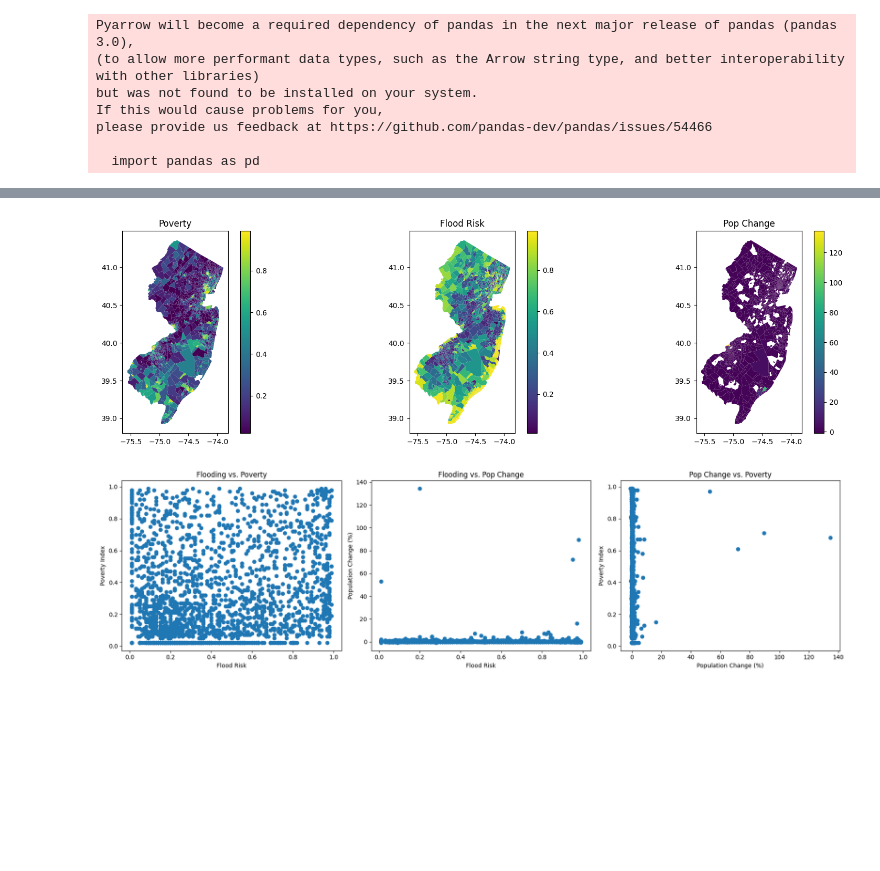
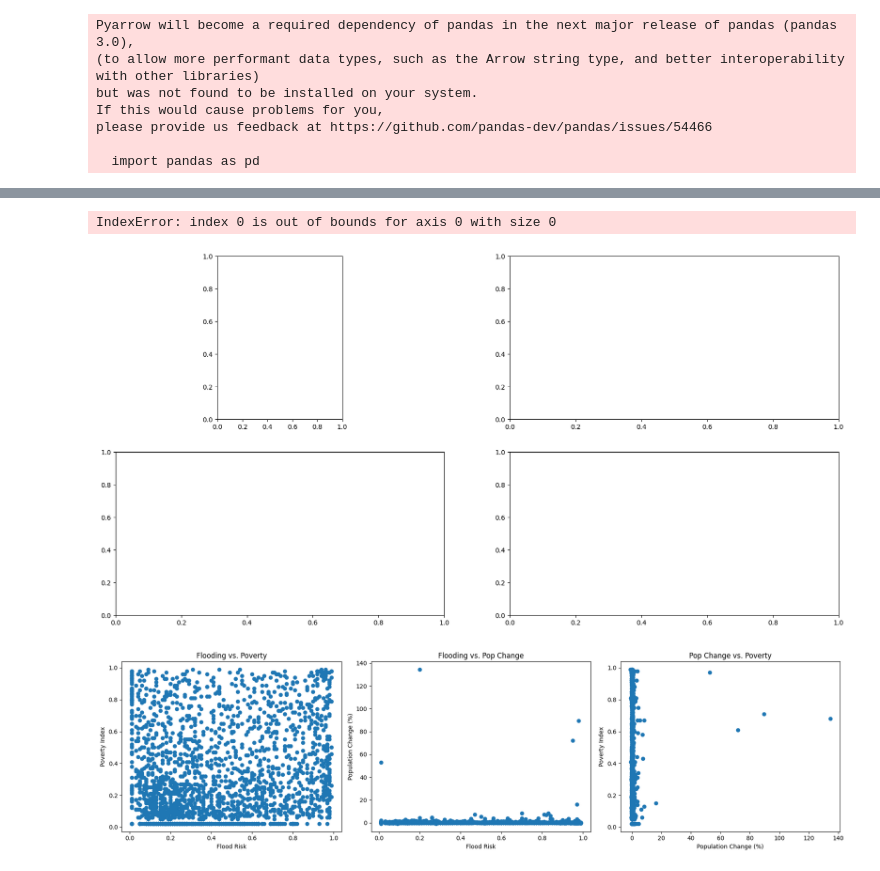
Before and after one commit to nlebovits/mach-superstudio, a Jupyter notebook: notebooks/retreat_index.ipynb, the cells around one changed output, grey strips where cells are left out. Drawn from its saved outputs; the diff is of its cells as text; code cells hidden in the pictures; blank space fills up the shorter version.

```diff
--- a/notebooks/retreat_index.ipynb
+++ b/notebooks/retreat_index.ipynb
@@ -16,6 +16,6 @@ please provide us feedback at https://github.com/pandas-dev/pandas/issues/54466
 
   import pandas as pd
 # %%
-base_path = './data/'
+base_path = '../data/'
 # %%
-cejst = gpd.read_file(base_path + 'usa/usa.shp')
+cluster_dat = gpd.read_file(base_path + 'clustering_data.geojson')
@@ -53,3 +37,6 @@ nj_cejst_pop = nj_cejst.merge(nj_pop_change, left_on='GEOID10', right_on='GEOID'
+# %%
+# calculate the pct 70 year pop change from tot_pop_1950 and tot_pop_2020
+cluster_dat['pct_70_year_pop_change'] = ((cluster_dat['tot_pop_2020'] - cluster_dat['tot_pop_1950']) / cluster_dat['tot_pop_1950']) * 100
 # %%
 # select the following columns: P200_I_PFS, FLD_PFS, pct_thirty_yr_pop_change, geometry
-retreat_index_gdf = nj_cejst_pop[['P200_I_PFS', 'FLD_PFS', 'pct_thirty_yr_pop_change', 'geometry']]
+retreat_index_gdf = cluster_dat[['p200_i_pfs', 'fld_pfs', 'pct_70_year_pop_change', 'developed_high_intensity', 'geometry']]
@@ -56,15 +52,18 @@ retreat_index_gdf = nj_cejst_pop[['P200_I_PFS', 'FLD_PFS', 'pct_thirty_yr_pop_ch
 # %%
 # plot maps of each of the numeric cols in the retreat_index_gdf
-fig, ax = plt.subplots(1, 3, figsize=(20, 5))
-retreat_index_gdf.plot(column='P200_I_PFS', cmap='viridis', legend=True, ax=ax[0])
-ax[0].set_title('Poverty')
-retreat_index_gdf.plot(column='FLD_PFS', cmap='viridis', legend=True, ax=ax[1])
-ax[1].set_title('Flood Risk')
-retreat_index_gdf.plot(column='pct_thirty_yr_pop_change', cmap='viridis', legend=True, ax=ax[2])
-ax[2].set_title('Pop Change')
+fig, ax = plt.subplots(2, 2, figsize=(20, 10))
+retreat_index_gdf.plot(column='p200_i_pfs', cmap='viridis', legend=True, ax=ax[0][0])
+ax[0][0].set_title('Poverty')
+retreat_index_gdf.plot(column='fld_pfs', cmap='viridis', legend=True, ax=ax[0][1])
+ax[0][1].set_title('Flood Risk')
+retreat_index_gdf.plot(column='pct_70_year_pop_change', cmap='viridis', legend=True, ax=ax[1][0])
+ax[1][0].set_title('Pop Change')
+retreat_index_gdf.plot(column='developed_high_intensity', cmap='viridis', legend=True, ax=ax[1][1])
+ax[1][1].set_title('High Density (Industrial)')
 plt.show()
 # %% [output]
+IndexError: index 0 is out of bounds for axis 0 with size 0
-[figure, old version]
+[figure, new version]
 # %%
 # Scatter plot for Flooding vs. Poverty
 plt.figure(figsize=(18, 5))
```
Also changed, not shown: parts of 8 cells of this notebook, 4 other files.
